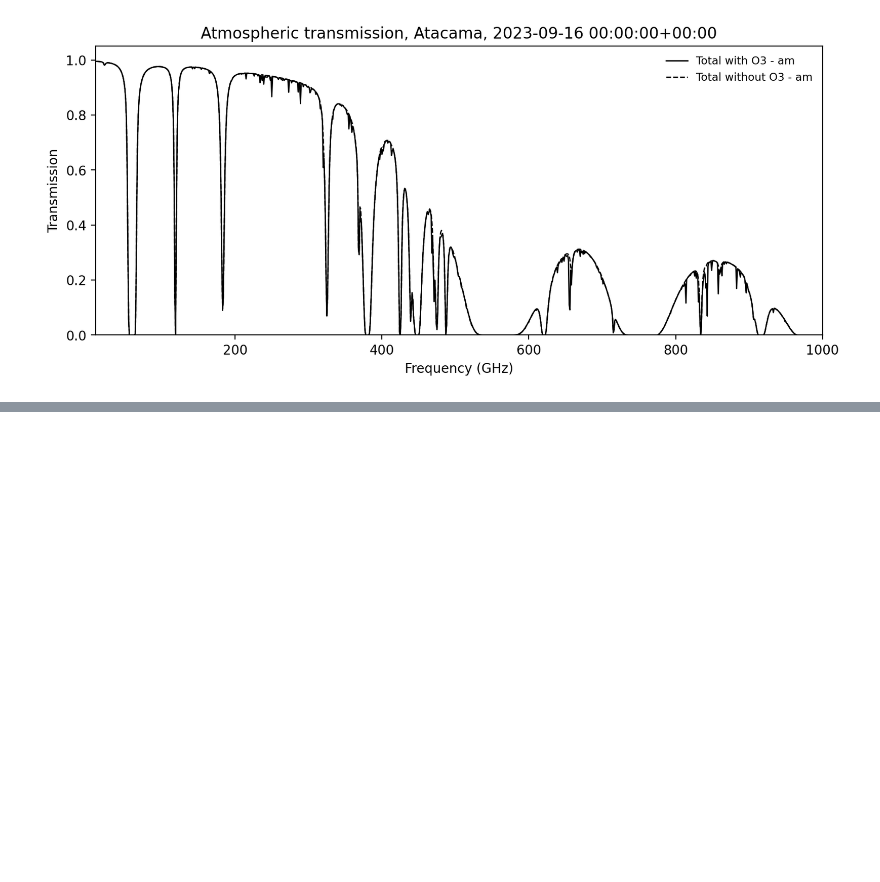
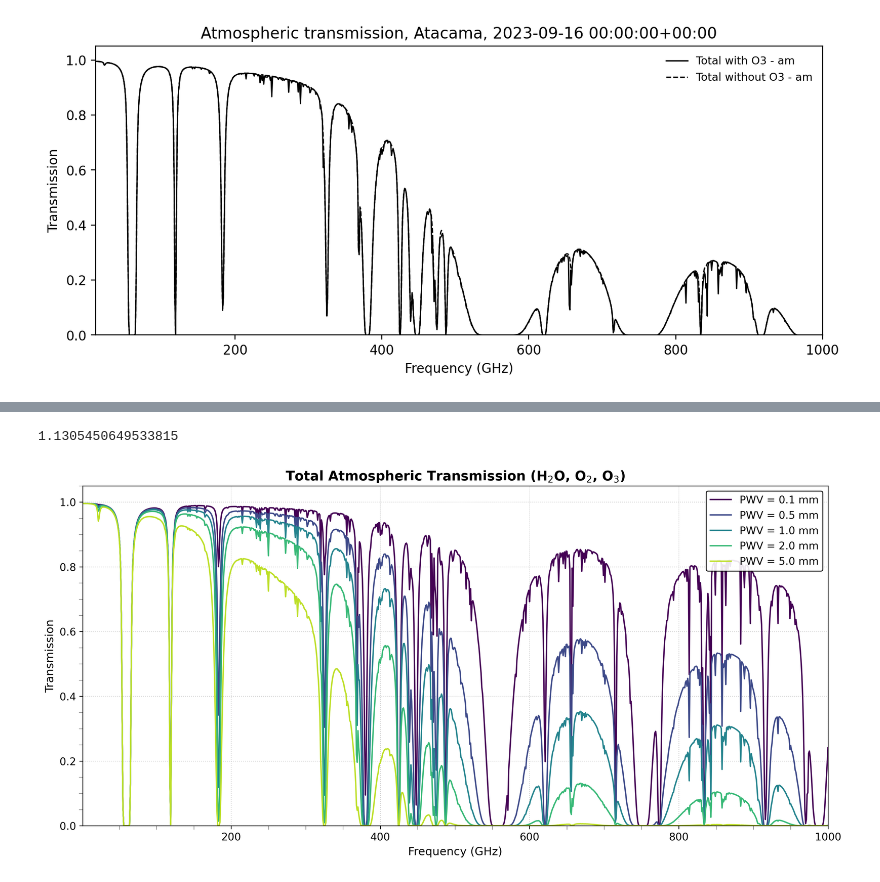
Before and after one commit to 1cosmologist/atmo3, a Jupyter notebook: examples/check_emission.ipynb, the cells around one changed output, grey strips where cells are left out. Saved outputs shown, nothing was run; the diff lists cells and outputs as text; code cells hidden in the pictures; blank space fills up the shorter version.

```diff
--- a/examples/check_emission.ipynb
+++ b/examples/check_emission.ipynb
@@ -255,0 +327,50 @@ Text(0.5, 1.0, 'Atmospheric transmission, Atacama, 2023-09-16 00:00:00+00:00')
+# %%
+print(baseline_pwv)
+# %% [output]
+1.1305450649533815
+# %%
+fig, ax = plt.subplots(figsize=(12, 6), dpi=300)
+colors = plt.cm.viridis(np.linspace(0, 0.9, len(target_pwvs)))
+
+for i, pwv in enumerate(target_pwvs):
+
+    # Scale the water vapor profile to exactly match the target PWV
+    scaling_factor = pwv / baseline_pwv
+    rho_w_scaled = rho_w_base * scaling_factor
+
+    # Recalculate attenuations with the modified humidity profile
+    gamma_wet = vmap_attenuation(T, P, rho_w_scaled, freqs)
+    gamma_dry = vmap_attenuation_dry(T, P, rho_w_scaled, freqs)
+    gamma_o3  = vmap_attenuation_o3(T, P, P_o3, rho_w_scaled, freqs)
+
+    # Total Attenuation and Transmission
+    total_attenuation = gamma_wet + gamma_dry + gamma_o3
+    transmission_total = a3.attenuation_to_transmission(total_attenuation, ds)
+
+    # Plot
+    ax.plot(freqs, transmission_total, color=colors[i], lw=1.5, label=f'PWV = {pwv:.1f} mm')
+
+
+# ==========================================
+# --- 3. Publication Formatting ---
+# ==========================================
+ax.set_title('Total Atmospheric Transmission (H$_2$O, O$_2$, O$_3$)', fontsize=14, weight='bold')
+ax.set_xlabel('Frequency (GHz)', fontsize=12)
+ax.set_ylabel('Transmission', fontsize=12)
+
+ax.set_xlim(freqs[0], freqs[-1])
+ax.set_ylim(0, 1.05)
+
+ax.grid(True, linestyle=':', alpha=0.6)
+ax.tick_params(axis='both', which='major', labelsize=11)
+
+# Add minor ticks for professional appearance
+ax.minorticks_on()
+ax.tick_params(which='minor', length=4, color='gray')
+
+ax.legend(loc='upper right', fontsize=11, framealpha=0.9, edgecolor='black')
+
+plt.tight_layout()
+plt.show()
+# %% [output]
+[figure, added]
```
Also changed, not shown: parts of 7 cells of this notebook, 21 other files.
